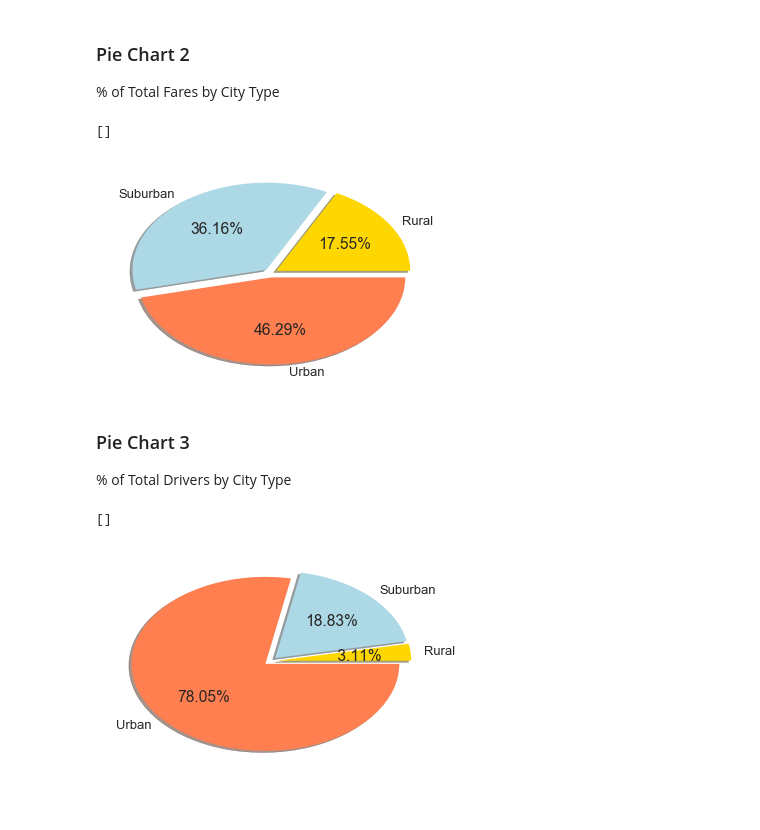
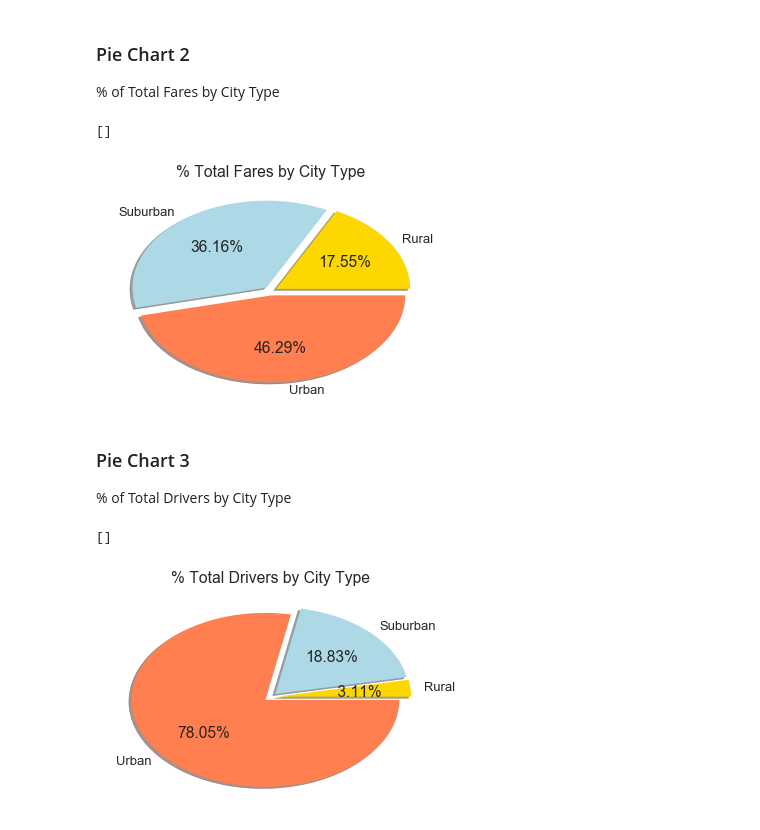
Before and after one commit to paulgarias/ThePowerOfPlots, a Jupyter notebook: Pyber/Analysis.ipynb, the cells around one changed output. Cells and saved outputs as stored; diff of their text form; code cells hidden in the pictures.

```diff
--- a/Pyber/Analysis.ipynb
+++ b/Pyber/Analysis.ipynb
@@ -69,9 +69,9 @@ Total Number of Rides Per City  - x axis
 Total Number of Drivers Per City  - bubble size
 City Type (Urban, Suburban, Rural)  - bubble color
 # %%
-df_summary['color'] = df_summary['type'].replace("Urban",matplotlib.colors.CSS4_COLORS['coral'],
-                                                 regex=True).replace("Suburban",matplotlib.colors.CSS4_COLORS['lightblue'],
-                                                regex=True).replace("Rural",matplotlib.colors.CSS4_COLORS['gold'],regex=True)
+df_summary['color'] = df_summary['type'].replace("Urban",CSS4_COLORS['coral'],
+                                                 regex=True).replace("Suburban",CSS4_COLORS['lightblue'],
+                                                regex=True).replace("Rural",CSS4_COLORS['gold'],regex=True)
 # %%
 list_type_pyber = ['Urban','Suburban','Rural']
 # %%
@@ -118,18 +122,20 @@ plt.show()
 # %%
 percent_total_fare = list(df_summary.reset_index().groupby('type').sum()['fare']/df_summary.reset_index().groupby('type').sum()['fare'].sum()*100)
 type_labels = list(df_summary.reset_index().groupby('type').sum()['fare'].index)
 plt.pie(percent_total_fare,
-        colors=(matplotlib.colors.CSS4_COLORS['gold'],
-                matplotlib.colors.CSS4_COLORS['lightblue'],
-                matplotlib.colors.CSS4_COLORS['coral']),
+        colors=(CSS4_COLORS['gold'],
+                CSS4_COLORS['lightblue'],
+                CSS4_COLORS['coral']),
         labels=type_labels,
         explode=[0.05,0.05,0.05],
         shadow=True,
         autopct='{:5.2f}%'.format)
+plt.title("% Total Fares by City Type")
+plt.savefig("images/PyberTotalFaresbyCity.png")
 plt.plot()
 # %% [output]
 []
-[figure, old version]
+[figure, new version]
 # %% [markdown]
 ### Pie Chart 3
 % of Total Drivers by City Type
@@ -137,14 +143,16 @@ plt.plot()
 percent_total_fare = list(df_summary.reset_index().groupby('type').sum()['driver_count']/df_summary.reset_index().groupby('type').sum()['driver_count'].sum()*100)
 type_labels = list(df_summary.reset_index().groupby('type').sum()['driver_count'].index)
 plt.pie(percent_total_fare,
-        colors=(matplotlib.colors.CSS4_COLORS['gold'],
-                matplotlib.colors.CSS4_COLORS['lightblue'],
-                matplotlib.colors.CSS4_COLORS['coral']),
+        colors=(CSS4_COLORS['gold'],
+                CSS4_COLORS['lightblue'],
+                CSS4_COLORS['coral']),
         labels=type_labels,
         explode=[0.05,0.05,0.05],
         shadow=True,
         autopct='{:5.2f}%'.format)
+plt.title("% Total Drivers by City Type")
+plt.savefig("images/PyberTotalDriversbyCity.png")
 plt.plot()
 # %% [output]
 []
-[figure, old version]
+[figure, new version]
```
Also changed, not shown: parts of 4 cells of this notebook, 4 other files.
